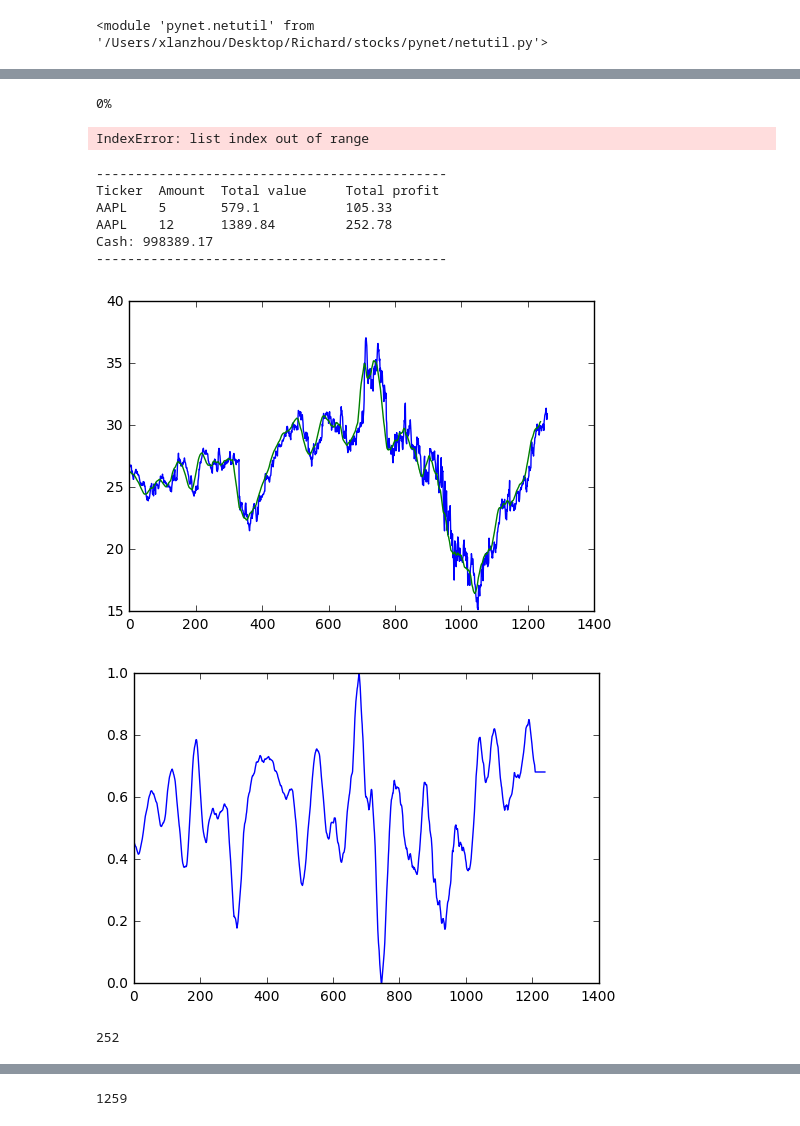
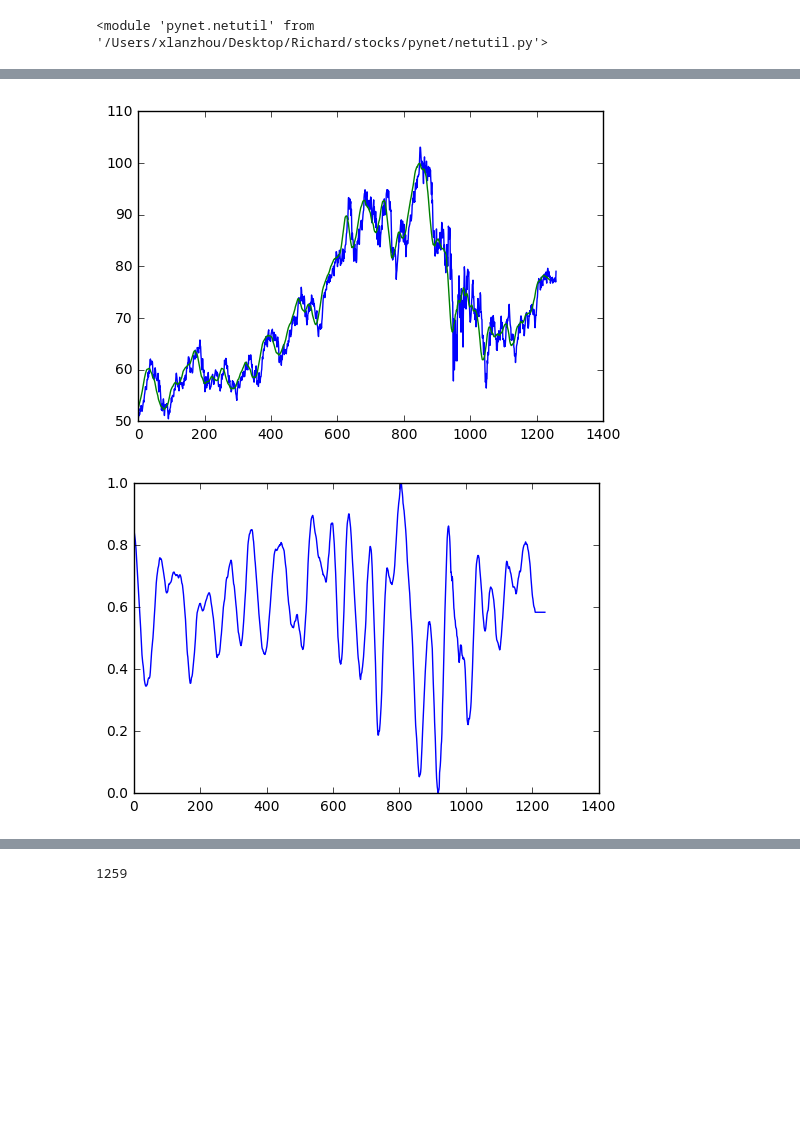
Before and after one commit to zacklukem/stocks, a Jupyter notebook: main.ipynb, the cells around one changed output, grey strips where cells are left out. Drawn from its saved outputs; the diff is of its cells as text; code cells hidden in the pictures; blank space fills up the shorter version.

```diff
--- a/main.ipynb
+++ b/main.ipynb
@@ -13,4 +18,11 @@ importlib.reload(network)
 importlib.reload(netutil)
 # %% [output]
 <module 'pynet.netutil' from '/Users/xlanzhou/Desktop/Richard/stocks/pynet/netutil.py'>
+# %%
+# get X and y from 2005 to 2010
+
+X = [item[4] for item in util.getStockPrice('CVX', date(2005, 1, 4), date(2010, 1, 4))]
+sma = util.calculateSMA(X, 20)
+
+y = util.createTrainingData('CVX', date(2005, 1, 4), date(2010, 1, 4), 30, 20)
 # %%
@@ -49,48 +44,11 @@ print(ntw)
-# %%
-ntw = network.Network(2, [2], 2)
-
-ntw.train(
-    [[uniform(-1, 1), uniform(-1, 1)] for _ in range(10000)],
-    [[0.5, 0.8] for _ in range(10000)],
-    0.1
-)
-
-print(ntw.test(
-    [[uniform(-1, 1), uniform(-1, 1)] for _ in range(100)],
-    [[0.5, 0.8] for _ in range(100)],
-))
-
-print(ntw)
-# %% [output]
-0%
-IndexError: list index out of range
-# %%
-p = portfolio.Portfolio(1000000)
-p.buy('AAPL', 5, date(2016, 5, 4))
-p.buy('AAPL', 12, date(2016, 7, 5))
-print(p)
-# %% [output]
----------------------------------------------
-Ticker  Amount  Total value     Total profit
-AAPL    5       579.1           105.33
-AAPL    12      1389.84         252.78
-Cash: 998389.17
----------------------------------------------
-# %%
-stockData = [item[4] for item in util.getStockPrice('MSFT', date(2005, 1, 4), date(2010, 1, 4))]
-sma = util.calculateSMA(stockData, 20)
-plt.plot(stockData)
-plt.plot(sma)
-plt.show()
-
-a = util.createTrainingData('MSFT', date(2005, 1, 4), date(2010, 1, 4), 30, 20)
-plt.plot(a)
-plt.show()
-# %% [output]
-[figure, removed]
-[figure, removed]
-# %%
-stockClose = util.getStockClose('AAPL', date(2016, 1, 4), date(2017, 1, 1))
-stockOut = util.createTrainingData('AAPL', date(2016, 1, 4), date(2017, 1, 1), 30, 8)
-# %% [output]
-252
+# %%
+# Plot graphs of raw stock data & simple moving average (X) and training data (y)
+plt.plot(X)
+plt.plot(sma)
+plt.show()
+
+plt.plot(y)
+plt.show()
+# %% [output]
+[figure, added]
+[figure, added]
```
Also changed, not shown: parts of 5 cells of this notebook.
